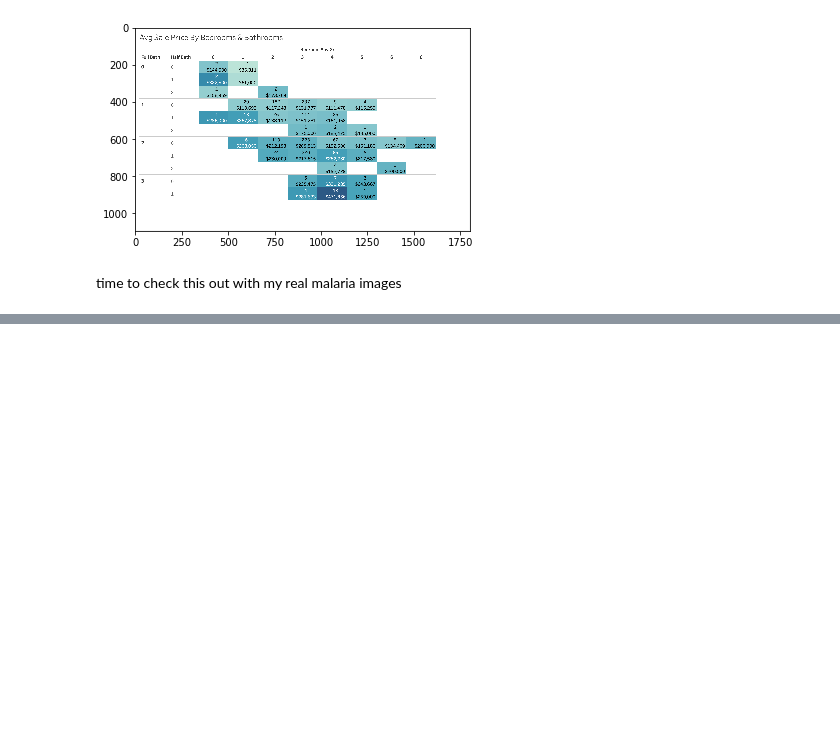
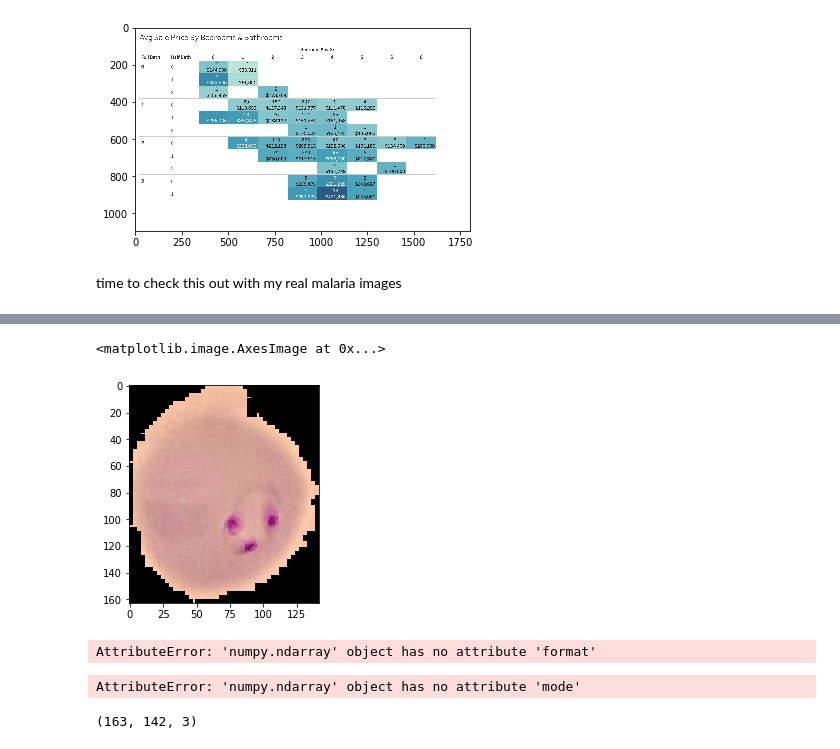
Before and after one commit to SamPoad/data-labs, a Jupyter notebook: final-project/Poad_jupyternotebook.ipynb, the cells around one changed output, grey strips where cells are left out. Cells and saved outputs as stored; diff of their text form; code cells hidden in the pictures; blank space fills up the shorter version.

```diff
--- a/final-project/Poad_jupyternotebook.ipynb
+++ b/final-project/Poad_jupyternotebook.ipynb
@@ -64,3 +71,20 @@ time to check this out with my real malaria images
+# %%
+plt.imshow(cell_img_array_pos_mal, cmap = plt.cm.binary)
+# %% [output]
+<matplotlib.image.AxesImage at 0x...>
+[figure, added]
+# %%
+cell_img_array_pos_mal.format
+# %% [output]
+AttributeError: 'numpy.ndarray' object has no attribute 'format'
+# %%
+cell_img_array_pos_mal.mode
+# %% [output]
+AttributeError: 'numpy.ndarray' object has no attribute 'mode'
+# %%
+cell_img_array_pos_mal.shape # 163 pixels wide, 142 pixels tall, 3 columns
+# %% [output]
+(163, 142, 3)
 # %%
 # now I need to iterate through my directory of images (one for positive malaria, one for negative)
 
```
Also changed, not shown: parts of 1 cell of this notebook, 1 other file.
